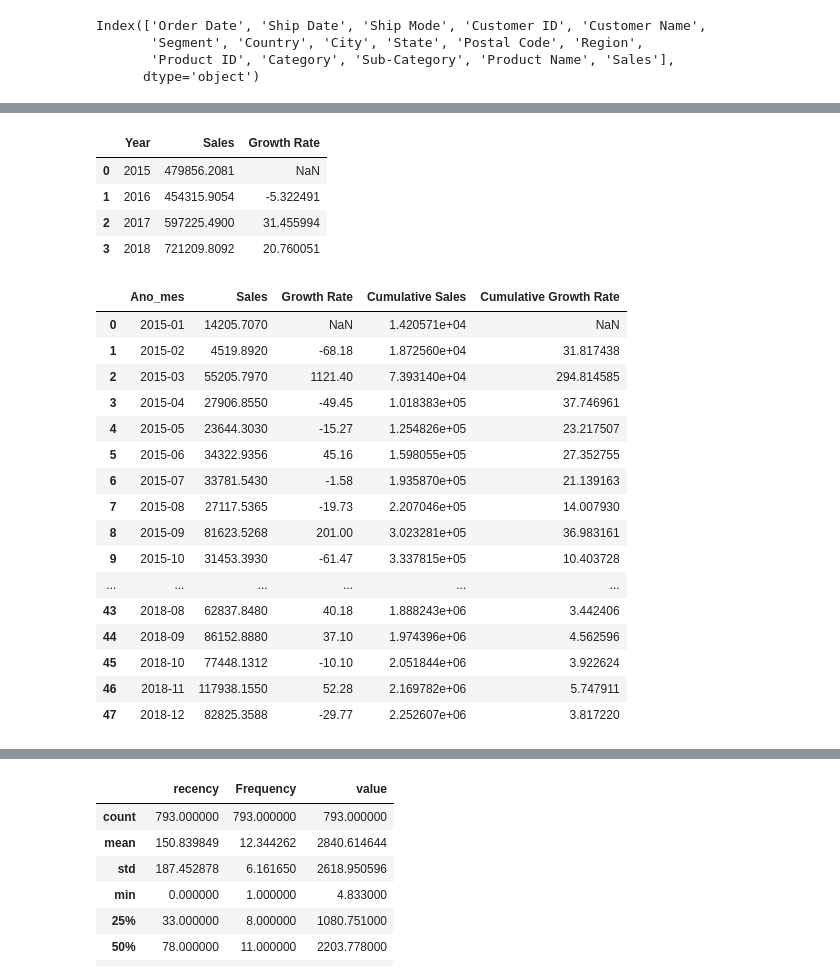
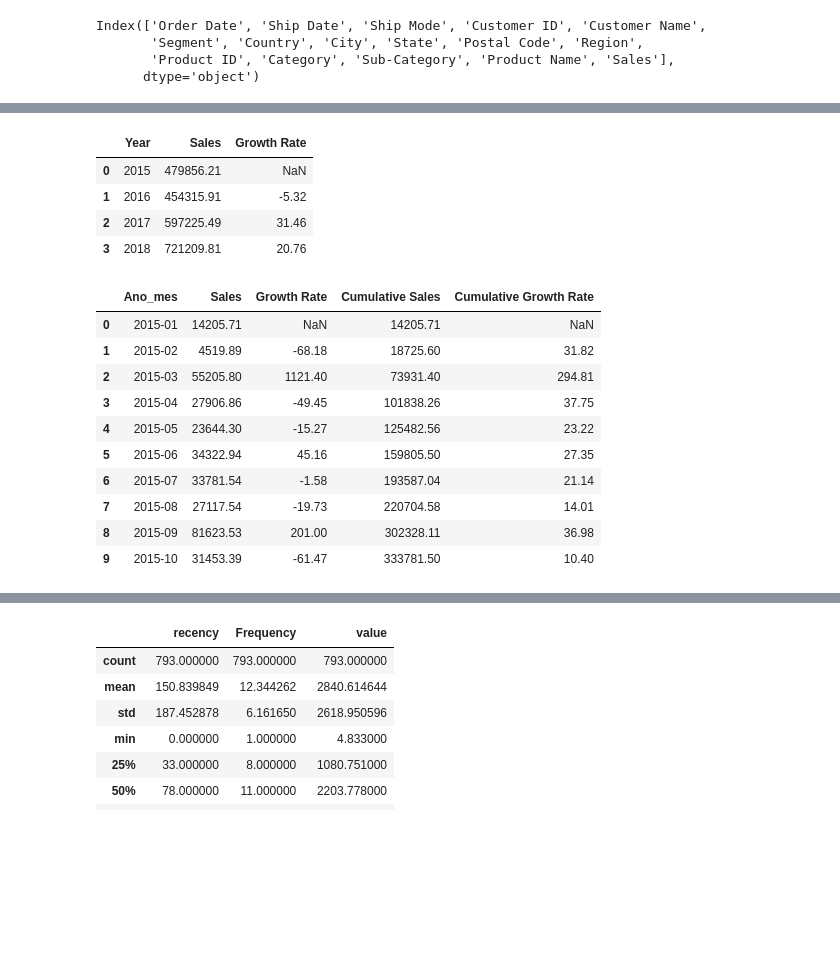
Before and after one commit to DataEtnos/EDA---DADOS-LOJA-ELETRO-ELETRONICOS, a Jupyter notebook: EDA_DADOS_LOJA_ELETRO_ELETRONICOS.ipynb, the cells around one changed output, grey strips where cells are left out. Cells and saved outputs as stored; diff of their text form; code cells hidden in the pictures; blank space fills up the shorter version.

```diff
--- a/EDA_DADOS_LOJA_ELETRO_ELETRONICOS.ipynb
+++ b/EDA_DADOS_LOJA_ELETRO_ELETRONICOS.ipynb
@@ -282,8 +295,11 @@ vendas_mensais = df.groupby('Ano_mes')['Sales'].sum().reset_index()
 
 # Calcular a taxa de crescimento mensal
 vendas_mensais['Growth Rate'] = vendas_mensais['Sales'].pct_change() * 100
-vendas_mensais['Growth Rate'] = vendas_mensais['Growth Rate'].round(2)
 
 
-print(vendas_mensais)
+#Edição
+vendas_mensais['Growth Rate'] = vendas_mensais['Growth Rate'].round(2)
+vendas_mensais['Sales'] = vendas_mensais['Sales'].round(2)
+
+vendas_mensais.head(10)
 # %% [output]
@@ -308,35 +318,43 @@ print(vendas_mensais)
 df['Year'] = df['Order Date'].dt.year
 vendas_anuais = df.groupby('Year')['Sales'].sum().reset_index()
 vendas_anuais['Growth Rate'] = vendas_anuais['Sales'].pct_change() * 100
+
+#Edição
+vendas_anuais['Growth Rate'] = vendas_anuais['Growth Rate'].round(2)
+vendas_anuais['Sales'] = vendas_anuais['Sales'].round(2)
+
+
 vendas_anuais
 # %% [output]
 |  | Year | Sales | Growth Rate |
-| 0 | 2015 | 479856.2081 | NaN |
-| 1 | 2016 | 454315.9054 | -5.322491 |
-| 2 | 2017 | 597225.4900 | 31.455994 |
-| 3 | 2018 | 721209.8092 | 20.760051 |
+| 0 | 2015 | 479856.21 | NaN |
+| 1 | 2016 | 454315.91 | -5.32 |
+| 2 | 2017 | 597225.49 | 31.46 |
+| 3 | 2018 | 721209.81 | 20.76 |
 # %%
 vendas_mensais['Cumulative Sales'] = vendas_mensais['Sales'].cumsum()
 vendas_mensais['Cumulative Growth Rate'] = vendas_mensais['Cumulative Sales'].pct_change() * 100
-vendas_mensais
+
+
+
+#Edição
+vendas_mensais['Growth Rate'] = vendas_mensais['Growth Rate'].round(2)
+vendas_mensais['Sales'] = vendas_mensais['Sales'].round(2)
+vendas_mensais['Cumulative Growth Rate'] = vendas_mensais['Cumulative Growth Rate'].round(2)
+vendas_mensais['Growth Rate'] = vendas_mensais['Growth Rate'].round(2)
+vendas_mensais.head(10)
 # %% [output]
 |  | Ano_mes | Sales | Growth Rate | Cumulative Sales | Cumulative Growth Rate |
-| 0 | 2015-01 | 14205.7070 | NaN | 1.420571e+04 | NaN |
-| 1 | 2015-02 | 4519.8920 | -68.18 | 1.872560e+04 | 31.817438 |
-| 2 | 2015-03 | 55205.7970 | 1121.40 | 7.393140e+04 | 294.814585 |
-| 3 | 2015-04 | 27906.8550 | -49.45 | 1.018383e+05 | 37.746961 |
-| 4 | 2015-05 | 23644.3030 | -15.27 | 1.254826e+05 | 23.217507 |
-| 5 | 2015-06 | 34322.9356 | 45.16 | 1.598055e+05 | 27.352755 |
-| 6 | 2015-07 | 33781.5430 | -1.58 | 1.935870e+05 | 21.139163 |
-| 7 | 2015-08 | 27117.5365 | -19.73 | 2.207046e+05 | 14.007930 |
-| 8 | 2015-09 | 81623.5268 | 201.00 | 3.023281e+05 | 36.983161 |
-| 9 | 2015-10 | 31453.3930 | -61.47 | 3.337815e+05 | 10.403728 |
-| ... | ... | ... | ... | ... | ... |
-| 43 | 2018-08 | 62837.8480 | 40.18 | 1.888243e+06 | 3.442406 |
-| 44 | 2018-09 | 86152.8880 | 37.10 | 1.974396e+06 | 4.562596 |
-| 45 | 2018-10 | 77448.1312 | -10.10 | 2.051844e+06 | 3.922624 |
-| 46 | 2018-11 | 117938.1550 | 52.28 | 2.169782e+06 | 5.747911 |
-| 47 | 2018-12 | 82825.3588 | -29.77 | 2.252607e+06 | 3.817220 |
+| 0 | 2015-01 | 14205.71 | NaN | 14205.71 | NaN |
+| 1 | 2015-02 | 4519.89 | -68.18 | 18725.60 | 31.82 |
+| 2 | 2015-03 | 55205.80 | 1121.40 | 73931.40 | 294.81 |
+| 3 | 2015-04 | 27906.86 | -49.45 | 101838.26 | 37.75 |
+| 4 | 2015-05 | 23644.30 | -15.27 | 125482.56 | 23.22 |
+| 5 | 2015-06 | 34322.94 | 45.16 | 159805.50 | 27.35 |
+| 6 | 2015-07 | 33781.54 | -1.58 | 193587.04 | 21.14 |
+| 7 | 2015-08 | 27117.54 | -19.73 | 220704.58 | 14.01 |
+| 8 | 2015-09 | 81623.53 | 201.00 | 302328.11 | 36.98 |
+| 9 | 2015-10 | 31453.39 | -61.47 | 333781.50 | 10.40 |
 # %%
 vendas_mensais_categoria = df.groupby([df['Ano_mes'], 'Category'])['Sales'].sum().reset_index()
 vendas_mensais_categoria['Growth Rate'] = vendas_mensais_categoria.groupby('Category')['Sales'].pct_change() * 100
```
Also changed, not shown: parts of 18 cells of this notebook.
